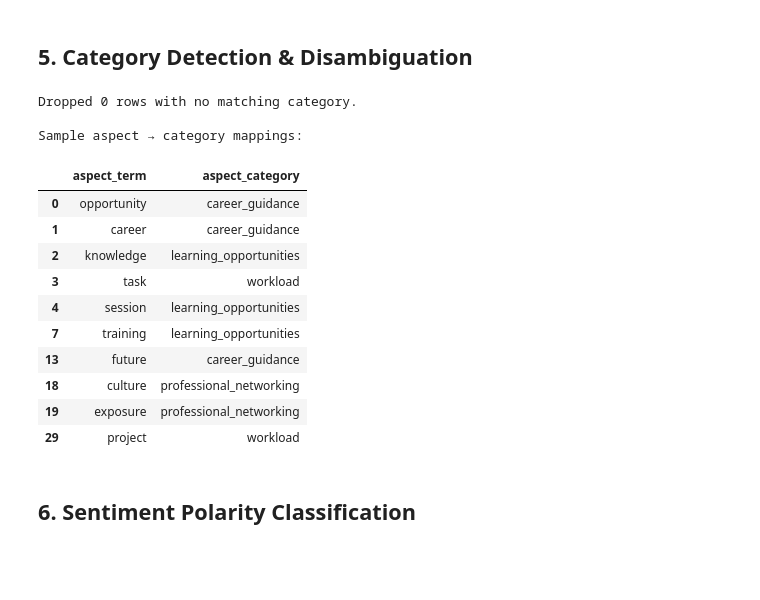
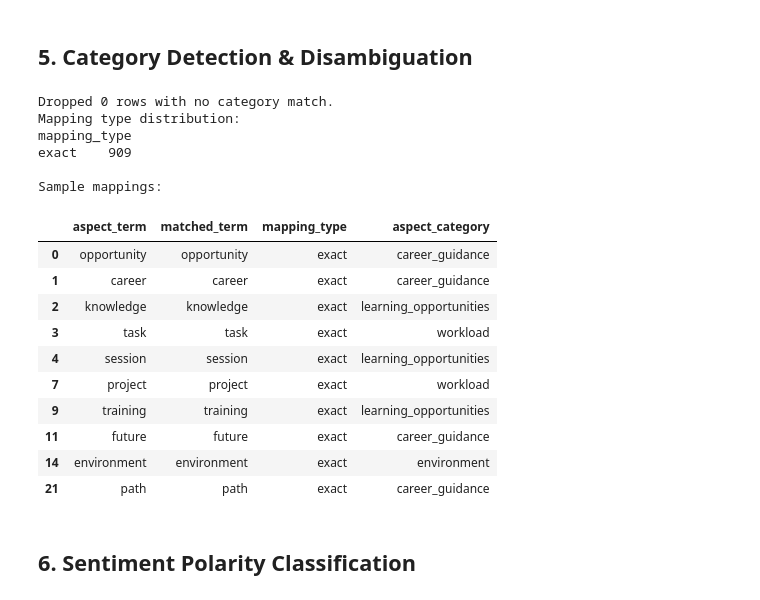
Before and after one commit to nimalanjanapiyumal/ML_TEXT_PROJECT, a Jupyter notebook: Component1.ipynb, the cells around one changed output. Drawn from its saved outputs; the diff is of its cells as text; code cells hidden in the pictures; blank space fills up the shorter version.

```diff
--- a/Component1.ipynb
+++ b/Component1.ipynb
@@ -223,49 +223,72 @@ Extracted 782 total aspect mentions.
 # %% [markdown]
 ## 5. Category Detection & Disambiguation
 # %%
-# --- PART 5: CATEGORY DISAMBIGUATION (with empty‐DataFrame guard) ---
+# --- PART 5: CATEGORY DISAMBIGUATION (with mapping metadata for future accuracy eval) ---
 
 from difflib import get_close_matches
 
-# Guard: if no aspects were extracted, skip this step
+# 5.0 Guard: skip if no aspects extracted
 if absa_terms_df.empty:
-    print("absa_terms_df is empty; no aspects to categorize. Please re-run Part 4.")
+    print("absa_terms_df is empty; please re-run Part 4.")
 else:
-    # 5.1 Define your mapping function (uses term_to_cat from Section 3)
+    # 5.1 Enhanced mapping function returns category, mapping_type, and matched_term
     def map_to_category(term):
+        # exact match
         if term in term_to_cat:
-            return term_to_cat[term]
+            return term_to_cat[term], 'exact', term
         # fuzzy fallback
-        m = get_close_matches(term, term_to_cat.keys(), n=1, cutoff=0.8)
-        return term_to_cat[m[0]] if m else None
+        matches = get_close_matches(term, term_to_cat.keys(), n=1, cutoff=0.8)
+        if matches:
+            matched = matches[0]
+            return term_to_cat[matched], 'fuzzy', matched
+        # no match
+        return None, None, None
 
-    # 5.2 Apply mapping
-    absa_terms_df['aspect_category'] = absa_terms_df['aspect_term'].apply(map_to_category)
+    # 5.2 Apply mapping and expand into three new columns
+    mapped = absa_terms_df['aspect_term'].apply(map_to_category)
+    absa_terms_df[['mapped_category', 'mapping_type', 'matched_term']] = pd.DataFrame(
+        mapped.tolist(), index=absa_terms_df.index
+    )
 
-    # 5.3 Drop unmapped rows
+    # 5.3 Drop rows with no mapping
     before = len(absa_terms_df)
-    absa_terms_df.dropna(subset=['aspect_category'], inplace=True)
+    absa_terms_df.dropna(subset=['mapped_category'], inplace=True)
     after = len(absa_terms_df)
-    print(f"Dropped {before - after} rows with no matching category.")
+    print(f"Dropped {before - after} rows with no category match.")
 
-    # 5.4 Inspect results
-    print("\nSample aspect → category mappings:")
-    display(absa_terms_df[['aspect_term','aspect_category']].drop_duplicates().head(10))
+    # 5.4 For consistency, overwrite aspect_category with mapped_category
+    absa_terms_df['aspect_category'] = absa_terms_df['mapped_category']
+
+    # 5.5 Summarize mapping types
+    type_counts = absa_terms_df['mapping_type'].value_counts()
+    print("Mapping type distribution:")
+    print(type_counts.to_string())
+
+    # 5.6 Inspect sample rows, including mapping metadata
+    print("\nSample mappings:")
+    display(
+        absa_terms_df.loc[:,
+            ['aspect_term','matched_term','mapping_type','aspect_category']
+        ].drop_duplicates().head(10)
+    )
 # %% [output]
-Dropped 0 rows with no matching category.
+Dropped 0 rows with no category match.
+Mapping type distribution:
+mapping_type
+exact    909
 
-Sample aspect → category mappings:
+Sample mappings:
-|  | aspect_term | aspect_category |
-| 0 | opportunity | career_guidance |
-| 1 | career | career_guidance |
-| 2 | knowledge | learning_opportunities |
-| 3 | task | workload |
-| 4 | session | learning_opportunities |
-| 7 | training | learning_opportunities |
-| 13 | future | career_guidance |
-| 18 | culture | professional_networking |
-| 19 | exposure | professional_networking |
-| 29 | project | workload |
+|  | aspect_term | matched_term | mapping_type | aspect_category |
+| 0 | opportunity | opportunity | exact | career_guidance |
+| 1 | career | career | exact | career_guidance |
+| 2 | knowledge | knowledge | exact | learning_opportunities |
+| 3 | task | task | exact | workload |
+| 4 | session | session | exact | learning_opportunities |
+| 7 | project | project | exact | workload |
+| 9 | training | training | exact | learning_opportunities |
+| 11 | future | future | exact | career_guidance |
+| 14 | environment | environment | exact | environment |
+| 21 | path | path | exact | career_guidance |
 # %% [markdown]
 ## 6. Sentiment Polarity Classification
 # %%
```
Also changed, not shown: parts of 5 cells of this notebook, 20 other files.
